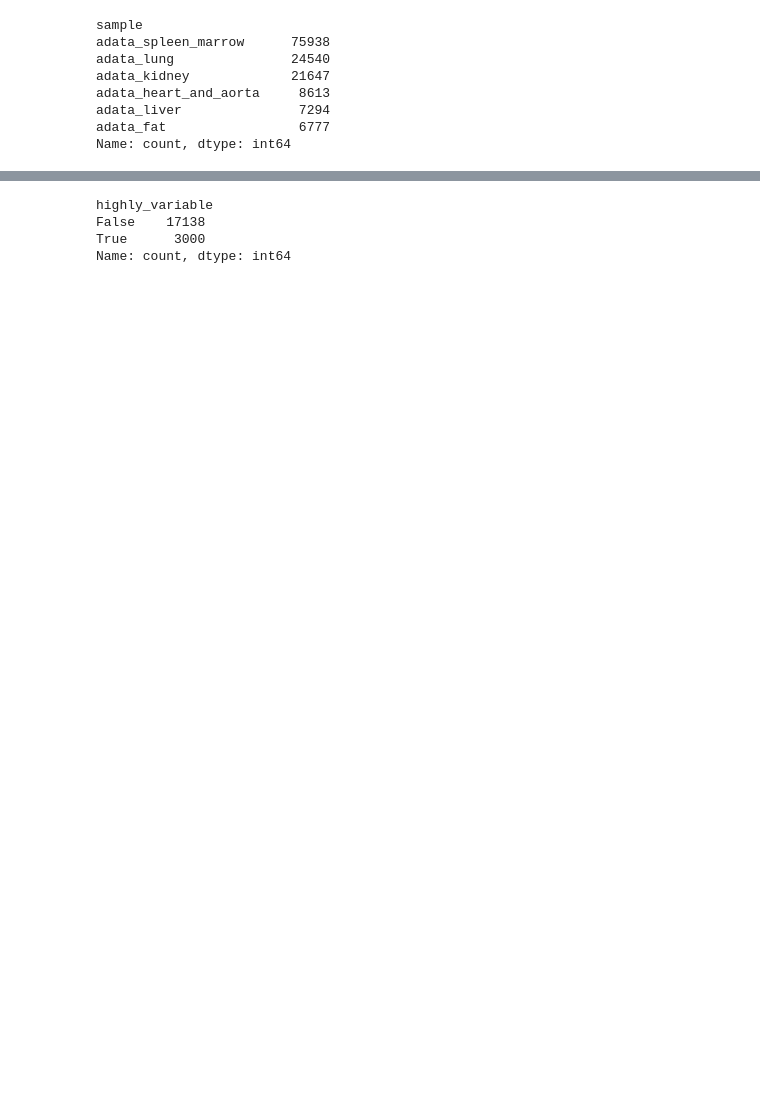
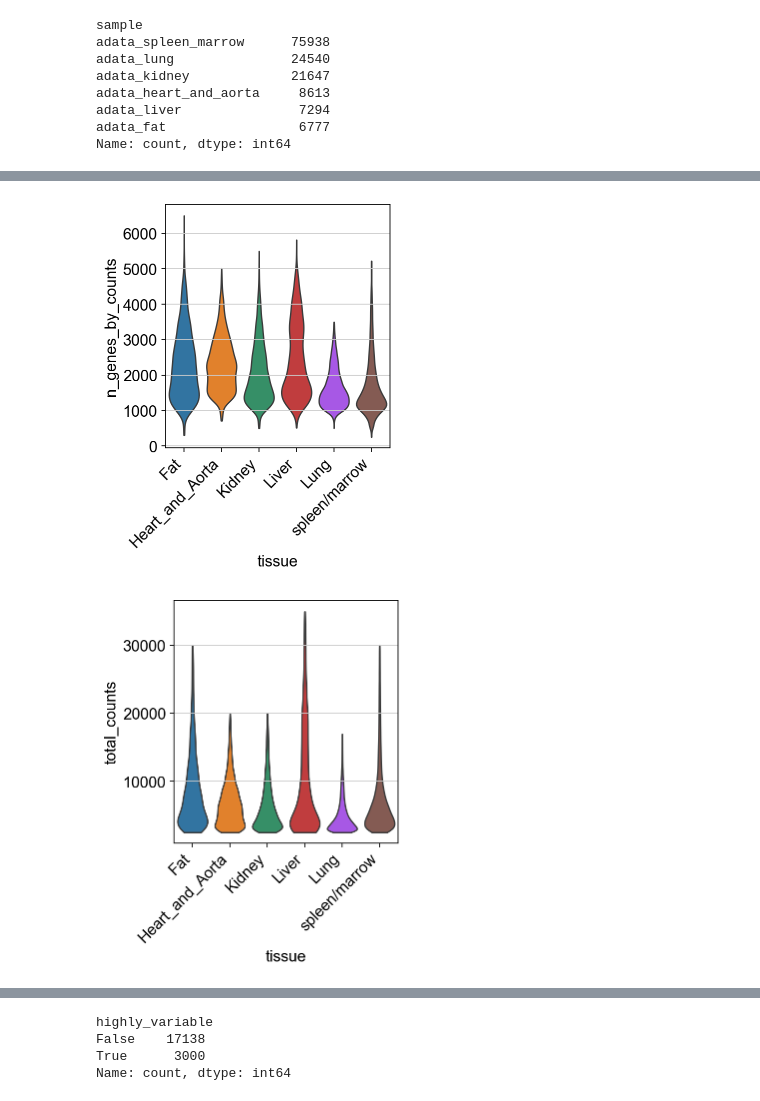
Before and after one commit to baoluwei7-lang/-, a Jupyter notebook: notebooks/04_QC.ipynb, the cells around one changed output, grey strips where cells are left out. Saved outputs shown, nothing was run; the diff lists cells and outputs as text; code cells hidden in the pictures; blank space fills up the shorter version.

```diff
--- a/notebooks/04_QC.ipynb
+++ b/notebooks/04_QC.ipynb
@@ -184,0 +90,26 @@ mouse_compare.to_csv("../results/qc/mouse_cell_change.csv")
+# %%
+tissue_filters = {
+    "Fat": {"min_counts": 200,  "max_counts": 30000, "min_genes": 300, "max_genes": 7000},
+    "Heart_and_Aorta": {"min_counts": 200,  "max_counts": 20000, "min_genes": 700, "max_genes": 5500},
+    "Kidney": {"min_counts": 200,  "max_counts": 20000, "min_genes": 500, "max_genes": 5500},
+    "Liver": {"min_counts": 200,  "max_counts": 35000, "min_genes":500, "max_genes": 6000},
+    "Lung":  {"min_counts": 200,  "max_counts": 17000, "min_genes": 500, "max_genes": 3500},
+    "spleen/marrow": {"min_counts": 200,  "max_counts": 30000, "min_genes": 200, "max_genes": 5500},
+}
+
+filtered_adatas = []
+for tissue, params in tissue_filters.items():
+    sub = adata[adata.obs["tissue"] == tissue].copy()
+    print(f"\n=== {tissue} ===")
+    print(f"  过滤前: {sub.n_obs} cells")
+
+    # ✅ 改动点：逐个参数依次过滤，避免 ValueError
+    for param_name, value in params.items():
+        sc.pp.filter_cells(sub, **{param_name: value})
+
+    print(f"  过滤后: {sub.n_obs} cells")
+    filtered_adatas.append(sub)
+
+# 合并回一个 AnnData
+adata_filtered = sc.concat(filtered_adatas, join="outer")
+print(f"\n总计过滤后细胞数: {adata_filtered.n_obs}")
@@ -184,0 +134,16 @@ mouse_compare.to_csv("../results/qc/mouse_cell_change.csv")
+# %%
+p2 = sc.pl.violin(adata_filtered, "n_genes_by_counts", groupby="tissue", stripplot=False, show=False)
+p3 = sc.pl.violin(adata_filtered, "total_counts", groupby="tissue", stripplot=False, show=False)
+
+# 旋转横坐标标签，避免重叠
+for ax in [p2, p3]:
+    ax.tick_params(axis='x', rotation=45)
+    # 如果旋转后还是挤，可以进一步调整对齐方式
+    for label in ax.get_xticklabels():
+        label.set_ha('right')
+
+plt.tight_layout()  # 自动调整布局，防止标签被截断
+plt.show()
+# %% [output]
+[figure, added]
+[figure, added]
```
Also changed, not shown: parts of 48 cells of this notebook.
